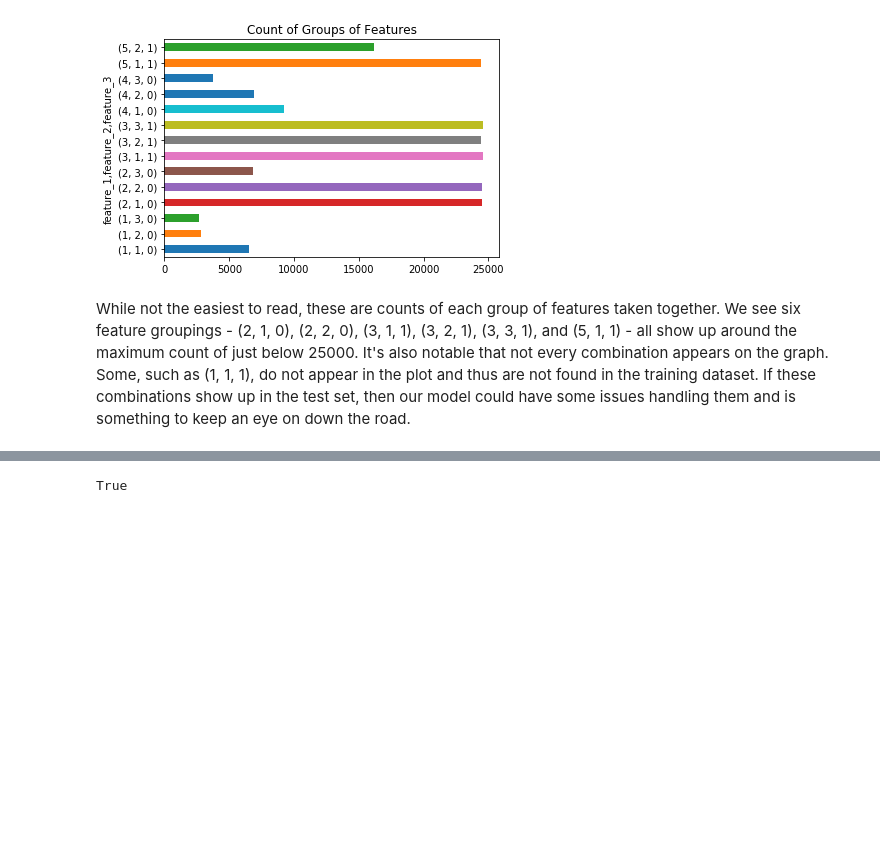
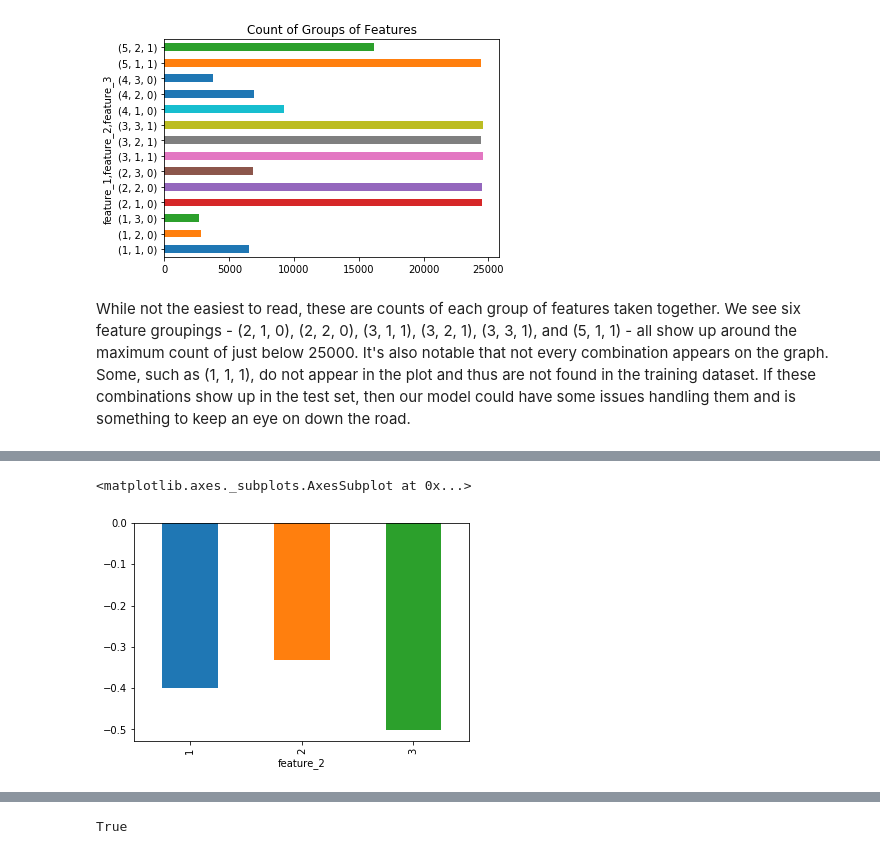
Before and after one commit to wfordh/elo_merchant, a Jupyter notebook: elo_eda.ipynb, the cells around one changed output, grey strips where cells are left out. Saved outputs shown, nothing was run; the diff lists cells and outputs as text; code cells hidden in the pictures; blank space fills up the shorter version.

```diff
--- a/elo_eda.ipynb
+++ b/elo_eda.ipynb
@@ -176,0 +182,5 @@ While not the easiest to read, these are counts of each group of features taken
+# %%
+train.groupby('feature_2').target.mean().plot(kind='bar')
+# %% [output]
+<matplotlib.axes._subplots.AxesSubplot at 0x...>
+[figure, added]
```
Also changed, not shown: parts of 9 cells of this notebook, 3 other files.
